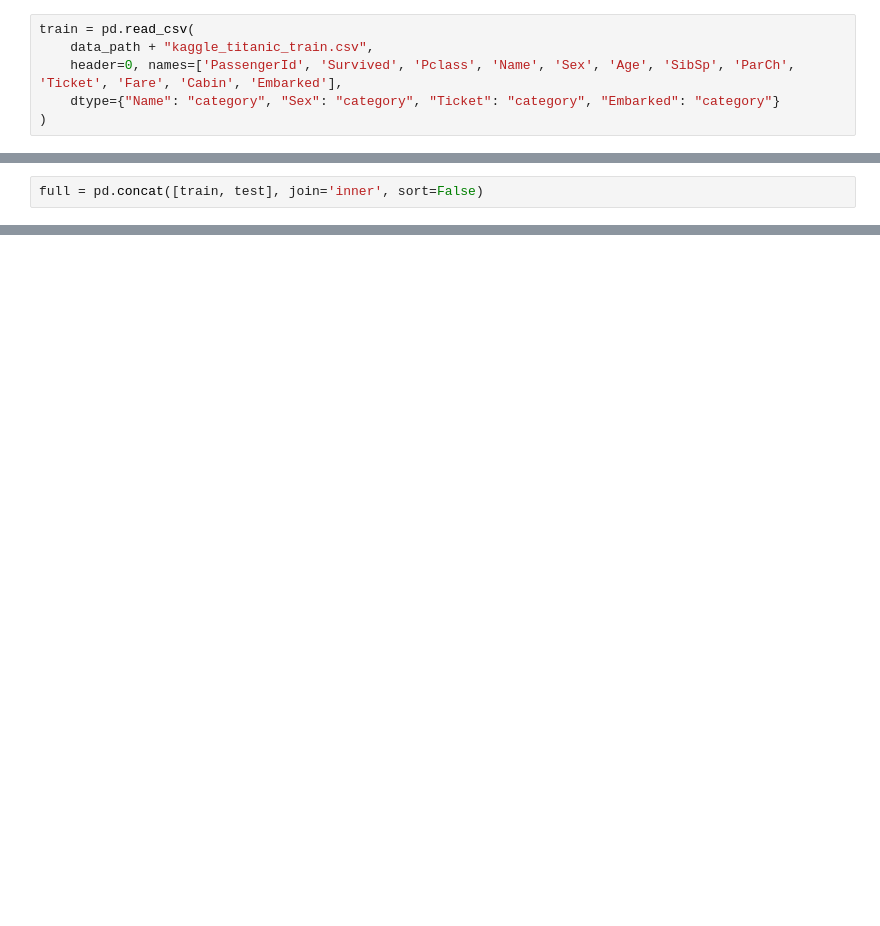
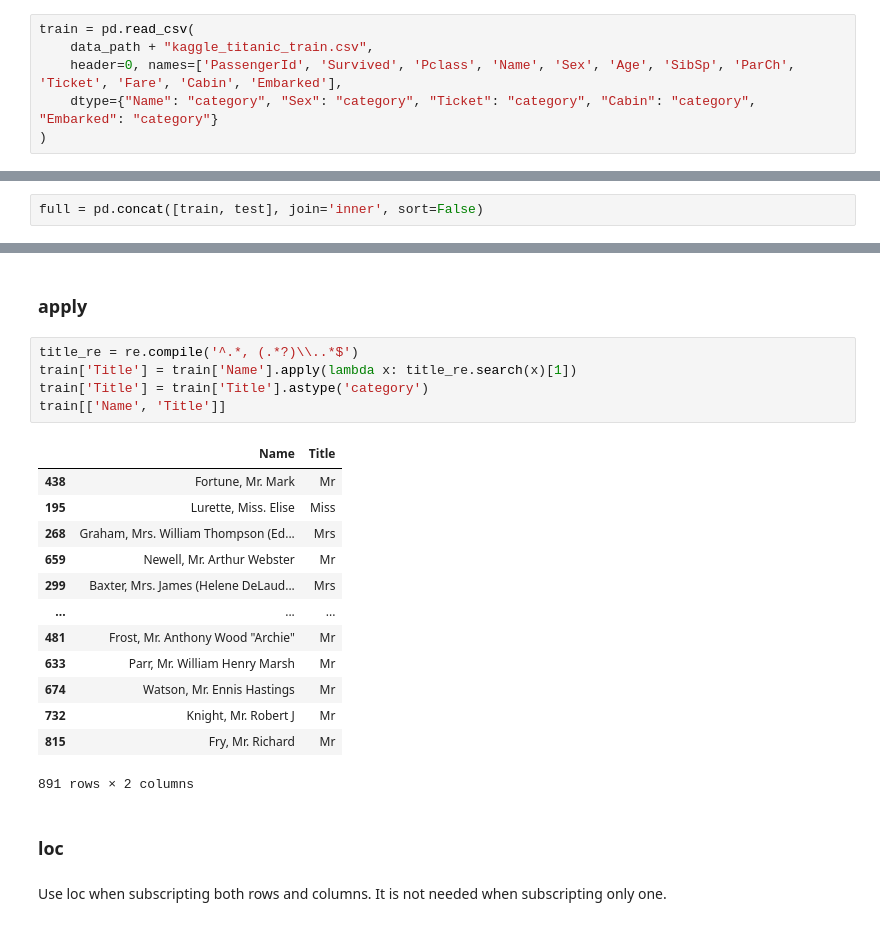
Before and after one commit to stanleysfang/code_reference, a Jupyter notebook: pandas/pandas_reference.ipynb, the cells around one changed output, grey strips where cells are left out. Drawn from its saved outputs; the diff is of its cells as text; blank space fills up the shorter version.

Commit message:
added apply and loc

```diff
--- a/pandas/pandas_reference.ipynb
+++ b/pandas/pandas_reference.ipynb
@@ -18,7 +19,7 @@ skip_blank_lines: if True, skip over blank lines rather than interpreting as NaN
 train = pd.read_csv(
     data_path + "kaggle_titanic_train.csv",
     header=0, names=['PassengerId', 'Survived', 'Pclass', 'Name', 'Sex', 'Age', 'SibSp', 'ParCh', 'Ticket', 'Fare', 'Cabin', 'Embarked'],
-    dtype={"Name": "category", "Sex": "category", "Ticket": "category", "Embarked": "category"}
+    dtype={"Name": "category", "Sex": "category", "Ticket": "category", "Cabin": "category", "Embarked": "category"}
 )
 # %%
 test = pd.read_csv(
@@ -362,3 +363,28 @@ pd.concat([pd.DataFrame(np.arange(full.shape[0], dtype="int64")+1, columns=["row
 | 1307 | 1308 | 1308 | 3 | Ware, Mr. Frederick | male | NaN | 0 | 0 | 359309 | 8.05000 | ... |
 | 1308 | 1309 | 1309 | 3 | Peter, Master. Michael J | male | NaN | 1 | 1 | 2668 | 22.35830 | ... |
 1309 rows × 12 columns
+# %% [markdown]
+### apply
+# %%
+title_re = re.compile('^.*, (.*?)\\..*$')
+train['Title'] = train['Name'].apply(lambda x: title_re.search(x)[1])
+train['Title'] = train['Title'].astype('category')
+train[['Name', 'Title']]
+# %% [output]
+|  | Name | Title |
+| 438 | Fortune, Mr. Mark | Mr |
+| 195 | Lurette, Miss. Elise | Miss |
+| 268 | Graham, Mrs. William Thompson (Ed... | Mrs |
+| 659 | Newell, Mr. Arthur Webster | Mr |
+| 299 | Baxter, Mrs. James (Helene DeLaud... | Mrs |
+| ... | ... | ... |
+| 481 | Frost, Mr. Anthony Wood "Archie" | Mr |
+| 633 | Parr, Mr. William Henry Marsh | Mr |
+| 674 | Watson, Mr. Ennis Hastings | Mr |
+| 732 | Knight, Mr. Robert J | Mr |
+| 815 | Fry, Mr. Richard | Mr |
+891 rows × 2 columns
+# %% [markdown]
+### loc
+# %% [markdown]
+Use loc when subscripting both rows and columns. It is not needed when subscripting only one.
```
Also changed, not shown: parts of 6 cells of this notebook.
